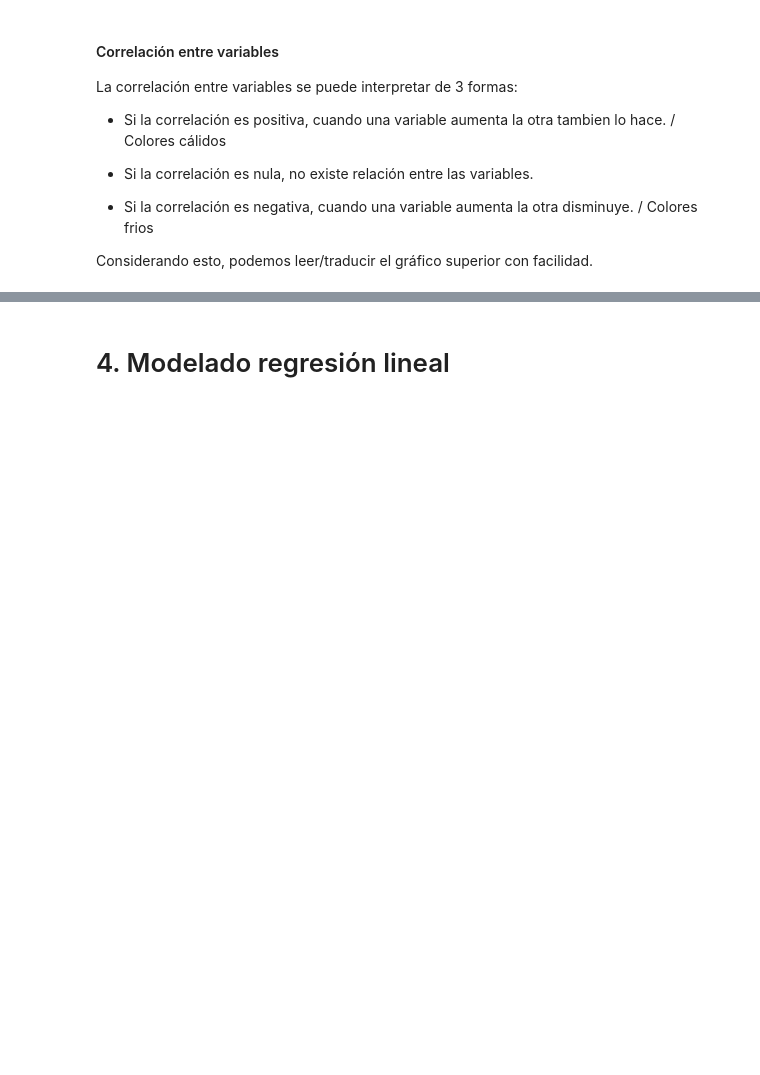
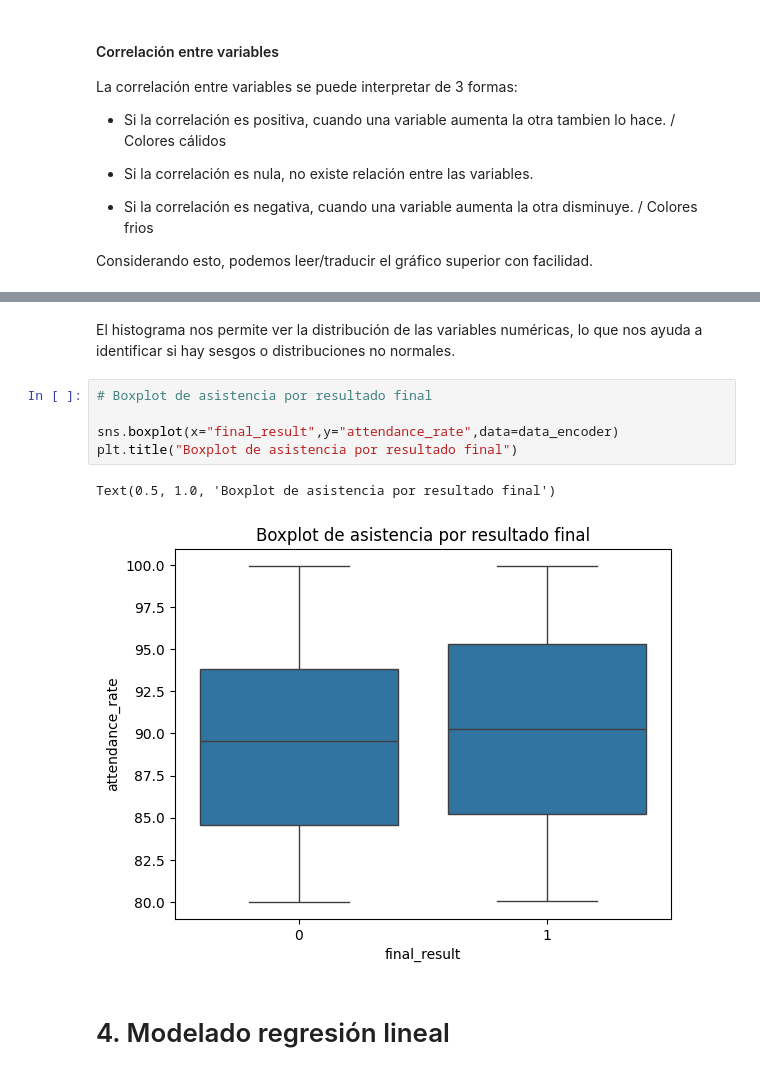
Before and after one commit to DDRM22/Proyectos, a Jupyter notebook: 2025/Evaluación desempeño educativo/Evaluación_Desempeño.ipynb, the cells around one changed output, grey strips where cells are left out. Drawn from its saved outputs; the diff is of its cells as text; blank space fills up the shorter version.

```diff
--- a/2025/Evaluación desempeño educativo/Evaluación_Desempeño.ipynb
+++ b/2025/Evaluación desempeño educativo/Evaluación_Desempeño.ipynb
@@ -206,3 +254,13 @@ plt.show()
+# %% [markdown]
+El histograma nos permite ver la distribución de las variables numéricas, lo que nos ayuda a identificar si hay sesgos o distribuciones no normales.
+# %%
+# Boxplot de asistencia por resultado final
+
+sns.boxplot(x="final_result",y="attendance_rate",data=data_encoder)
+plt.title("Boxplot de asistencia por resultado final")
+# %% [output]
+Text(0.5, 1.0, 'Boxplot de asistencia por resultado final')
+[figure, added]
 # %% [markdown]
 # 4. Modelado regresión lineal
 # %%
```
Also changed, not shown: parts of 19 cells of this notebook.
